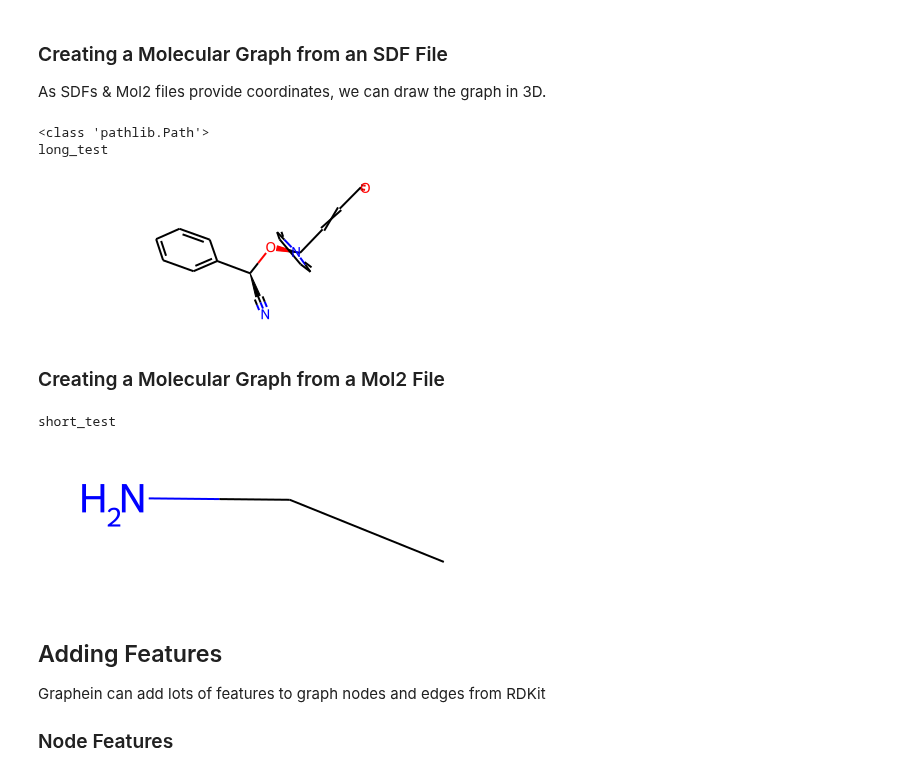
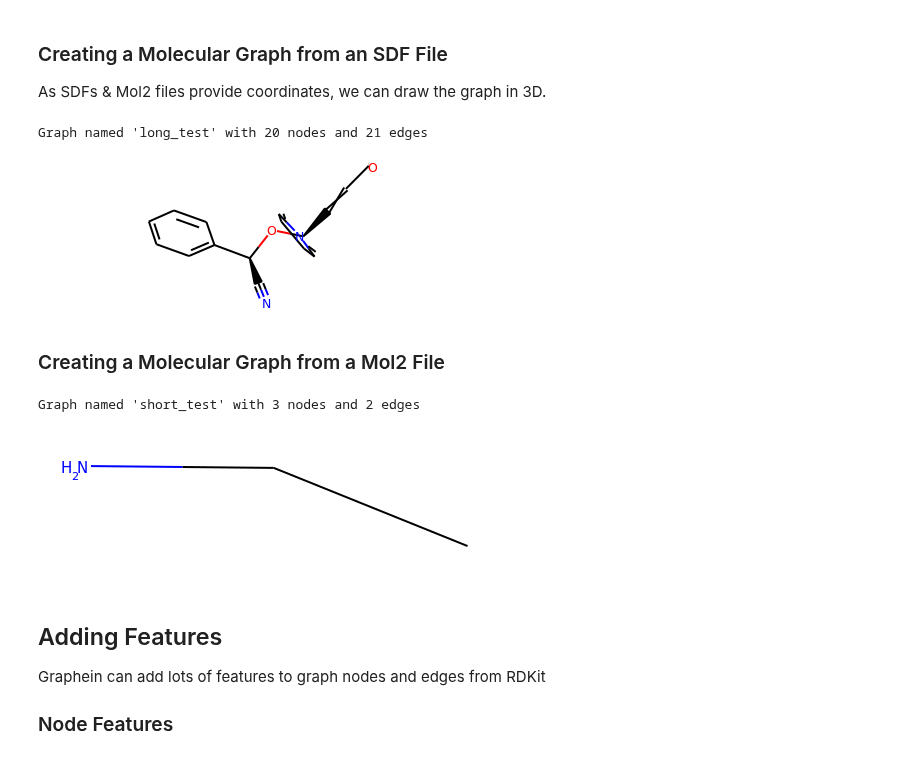
Before and after one commit to a-r-j/graphein, a Jupyter notebook: notebooks/molecule_tutorial.ipynb, the cells around one changed output. Drawn from its saved outputs; the diff is of its cells as text; code cells hidden in the pictures.

```diff
--- a/notebooks/molecule_tutorial.ipynb
+++ b/notebooks/molecule_tutorial.ipynb
@@ -81,31 +177,23 @@ C:10 O:12 {'kind': {'bond'}, 'bond': <rdkit.Chem.rdchem.Bond object at 0x...>}
 
 As SDFs & Mol2 files provide coordinates, we can draw the graph in 3D.
 # %%
-import pkg_resources
-
-SDF_PATH = pkg_resources.resource_filename("graphein", "../tests/molecule/test_data/long_test.sdf")
-
-graph = gm.construct_graph(sdf_path=SDF_PATH, config=config)
-
+graph = gm.construct_graph(path="../tests/molecule/test_data/long_test.sdf", config=config)
 print(graph)
 graph.graph["rdmol"]
 # %% [output]
-<class 'pathlib.Path'>
-long_test
+Graph named 'long_test' with 20 nodes and 21 edges
-[figure, old version]
+[figure, new version]
 # %%
 gm.plotly_molecular_graph(graph)
 # %% [markdown]
 ### Creating a Molecular Graph from a Mol2 File
 # %%
-MOL2_PATH = pkg_resources.resource_filename("graphein", "../tests/molecule/test_data/short_test.mol2")
-
-graph = gm.construct_graph(mol2_path=MOL2_PATH, config=config)
+graph = gm.construct_graph(path="../tests/molecule/test_data/short_test.mol2", config=config)
 print(graph)
 graph.graph["rdmol"]
 # %% [output]
-short_test
+Graph named 'short_test' with 3 nodes and 2 edges
-[figure, old version]
+[figure, new version]
 # %%
 gm.plotly_molecular_graph(graph)
 # %% [markdown]
```
Also changed, not shown: parts of 9 cells of this notebook, 6 other files.
